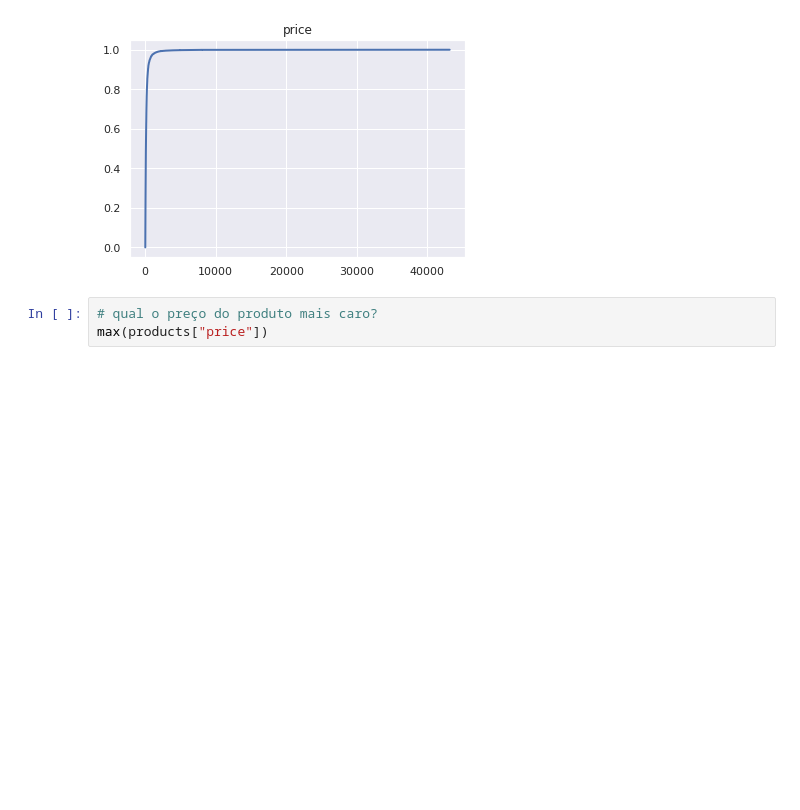
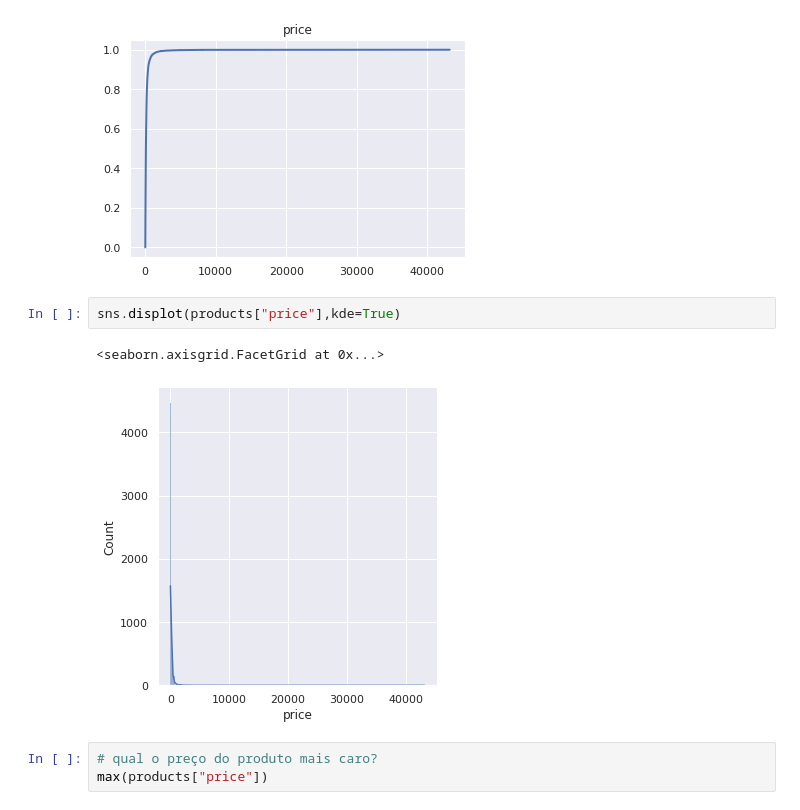
Before and after one commit to brenomatos/case, a Jupyter notebook: exp-analysis.ipynb, the cells around one changed output. Drawn from its saved outputs; the diff is of its cells as text; blank space fills up the shorter version.

```diff
--- a/exp-analysis.ipynb
+++ b/exp-analysis.ipynb
@@ -60,6 +57,11 @@ def cdf(df, col):
 cdf(products,"price")
 # %% [output]
 [figure]
+# %%
+sns.displot(products["price"],kde=True)
+# %% [output]
+<seaborn.axisgrid.FacetGrid at 0x...>
+[figure, added]
 # %%
 # qual o preço do produto mais caro?
 max(products["price"])
```
Also changed, not shown: parts of 6 cells of this notebook.
